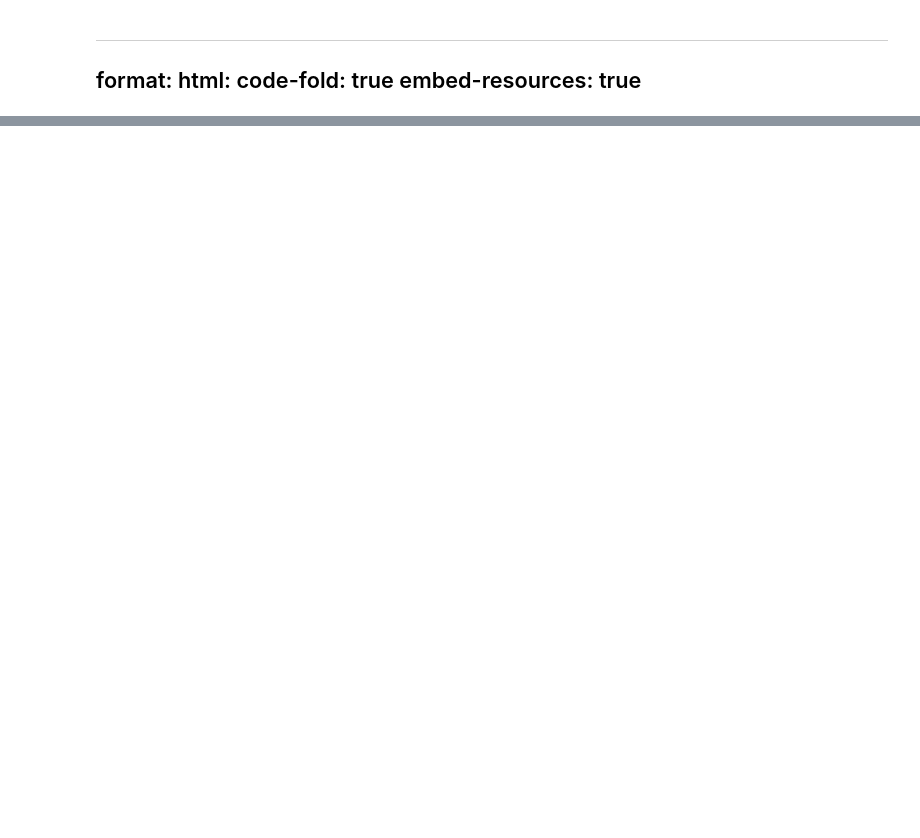
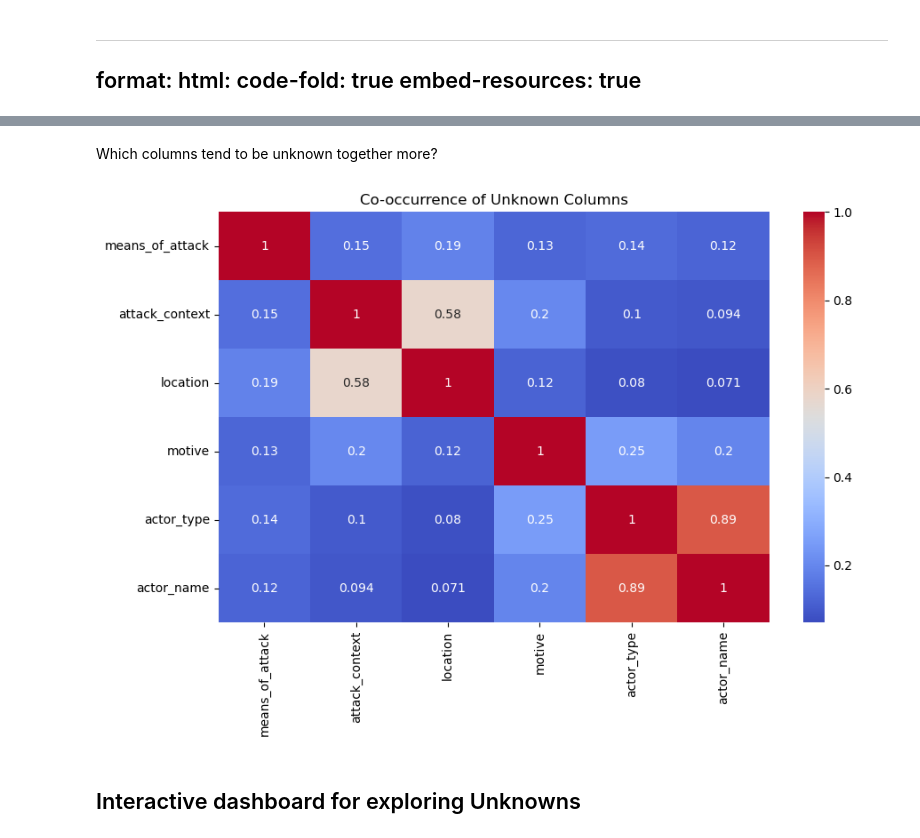
Before and after one commit to viviluccioli/DSAN_scholarship_project, a Jupyter notebook: EDA/tables.ipynb, the cells around one changed output, grey strips where cells are left out. Cells and saved outputs as stored; diff of their text form; code cells hidden in the pictures; blank space fills up the shorter version.

Commit message:
working on interactive dashboard

```diff
--- a/EDA/tables.ipynb
+++ b/EDA/tables.ipynb
@@ -179,0 +253,18 @@ Motive
+# %% [markdown]
+Which columns tend to be unknown together more?
+# %%
+import seaborn as sns
+import matplotlib.pyplot as plt
+
+# Convert to binary unknown indicator
+unknown_binary = df[unknown_cols].applymap(lambda x: 1 if str(x).lower() == 'unknown' else 0)
+
+# Co-occurrence heatmap
+plt.figure(figsize=(10,6))
+sns.heatmap(unknown_binary.corr(), annot=True, cmap='coolwarm')
+plt.title('Co-occurrence of Unknown Columns')
+plt.show()
+# %% [output]
+[figure, added]
+# %% [markdown]
+## Interactive dashboard for exploring Unknowns
```
Also changed, not shown: parts of 7 cells of this notebook, 20 other files.
